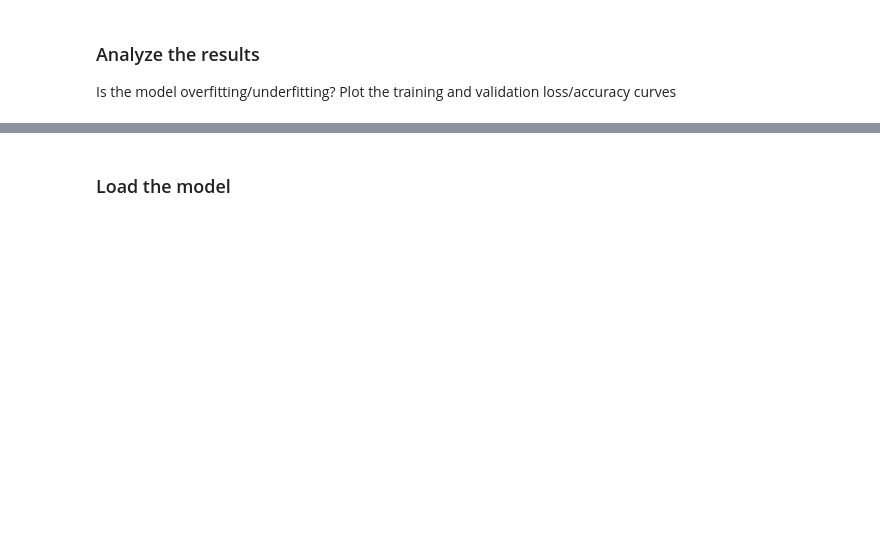
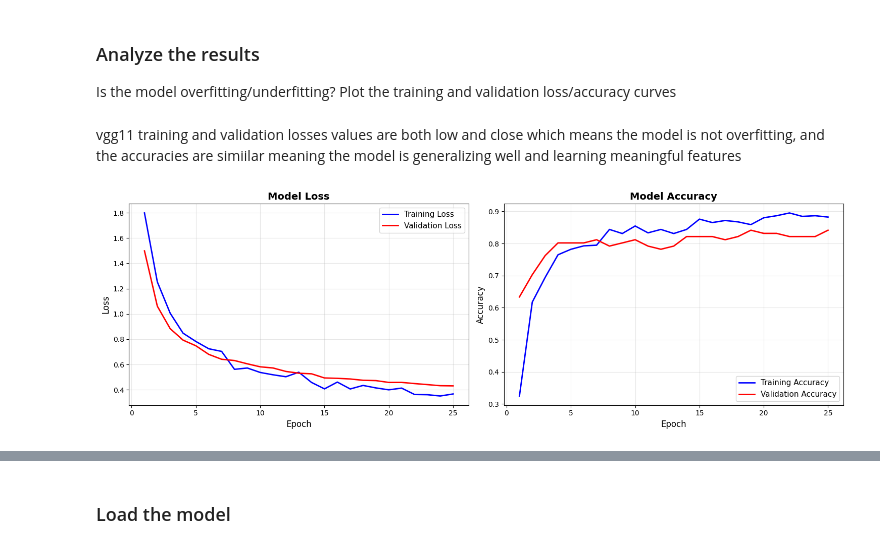
Before and after one commit to fayrouz2/ai-pros-v1-2025, a Jupyter notebook: horse_classification.ipynb, the cells around one changed output, grey strips where cells are left out. Cells and saved outputs as stored; diff of their text form; code cells hidden in the pictures; blank space fills up the shorter version.

```diff
--- a/horse_classification.ipynb
+++ b/horse_classification.ipynb
@@ -227,3 +794,9 @@ it should Save the best model and track train and val loss and accuracy
 ### Analyze the results
 Is the model overfitting/underfitting?
 Plot the training and validation loss/accuracy curves
+# %% [markdown]
+vgg11 training and validation losses values are both low and close which means the model is not overfitting, and the accuracies are simiilar meaning the model is generalizing well and learning meaningful features
+# %%
+visualize_training_history(history_vgg)
+# %% [output]
+[figure, added]
```
Also changed, not shown: parts of 73 cells of this notebook.
